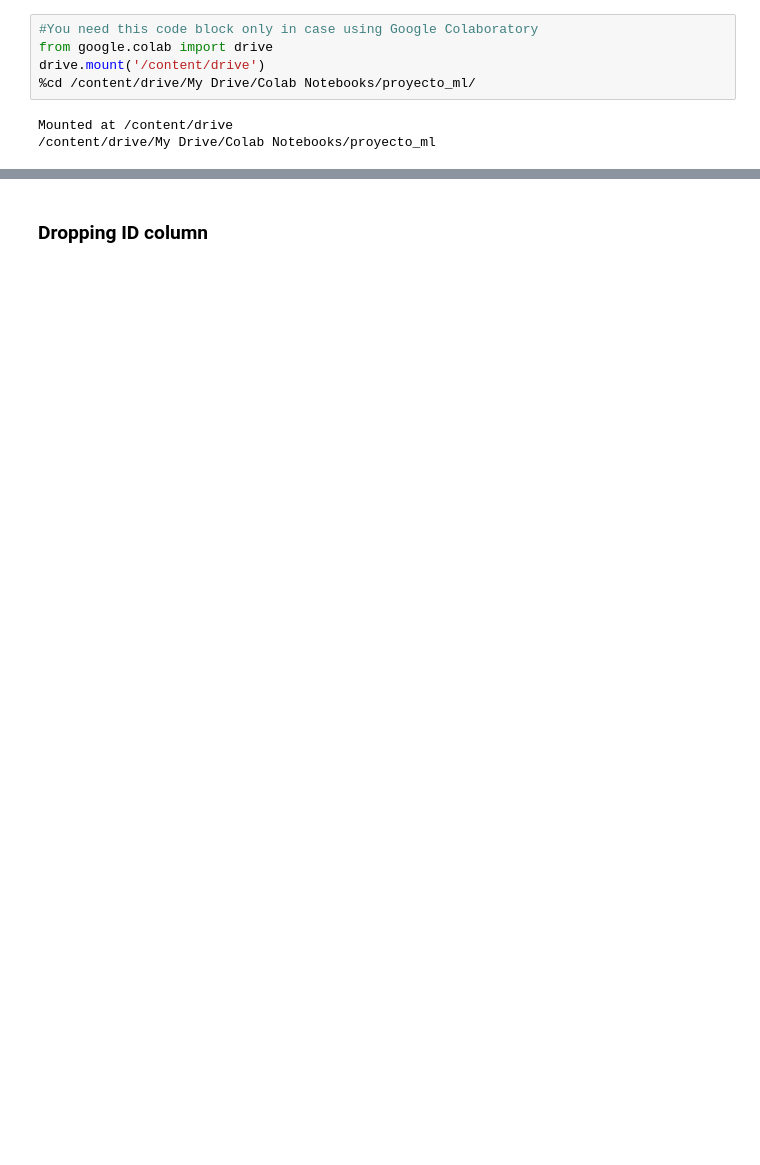
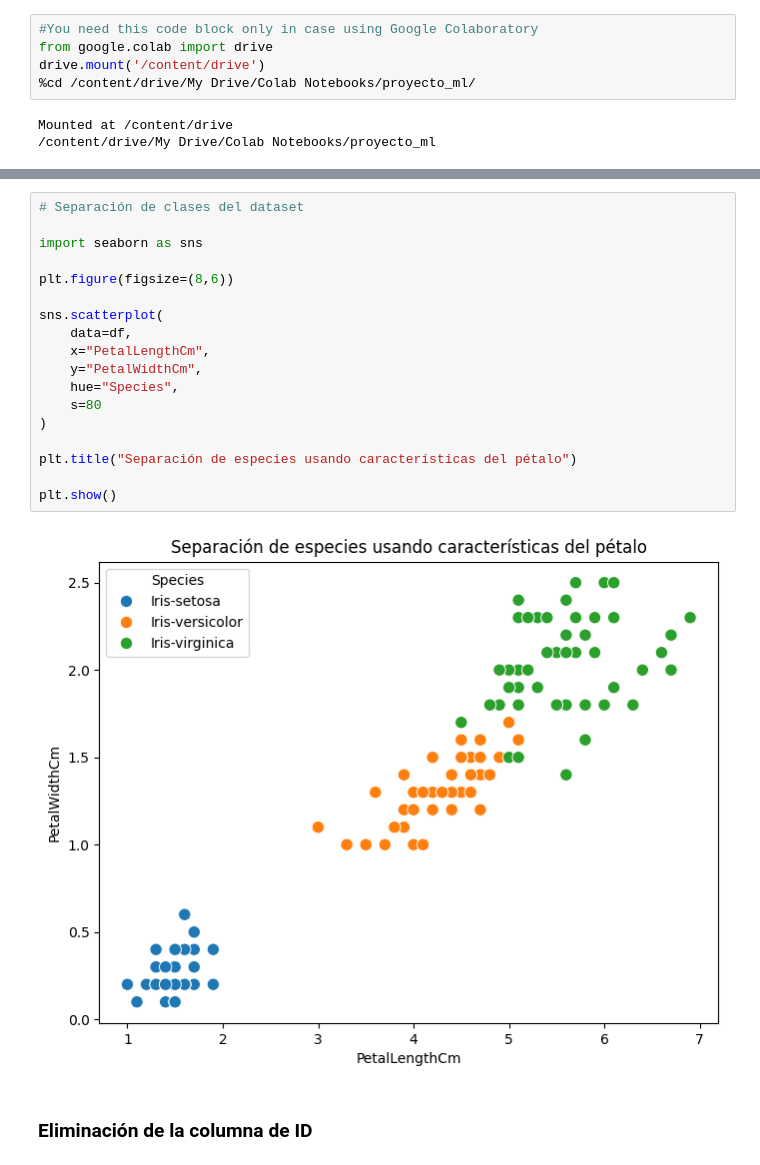
Before and after one commit to machius/MLCrashCourse, a Jupyter notebook: iris_classification_logistic_regression.ipynb, the cells around one changed output, grey strips where cells are left out. Drawn from its saved outputs; the diff is of its cells as text; blank space fills up the shorter version.

```diff
--- a/iris_classification_logistic_regression.ipynb
+++ b/iris_classification_logistic_regression.ipynb
@@ -63,3 +121,23 @@ df.head()
+# %%
+# Separación de clases del dataset
+
+import seaborn as sns
+
+plt.figure(figsize=(8,6))
+
+sns.scatterplot(
+    data=df,
+    x="PetalLengthCm",
+    y="PetalWidthCm",
+    hue="Species",
+    s=80
+)
+
+plt.title("Separación de especies usando características del pétalo")
+
+plt.show()
+# %% [output]
+[figure, added]
 # %% [markdown]
-### Dropping ID column
+### Eliminación de la columna de ID
 # %%
```
Also changed, not shown: parts of 25 cells of this notebook.
